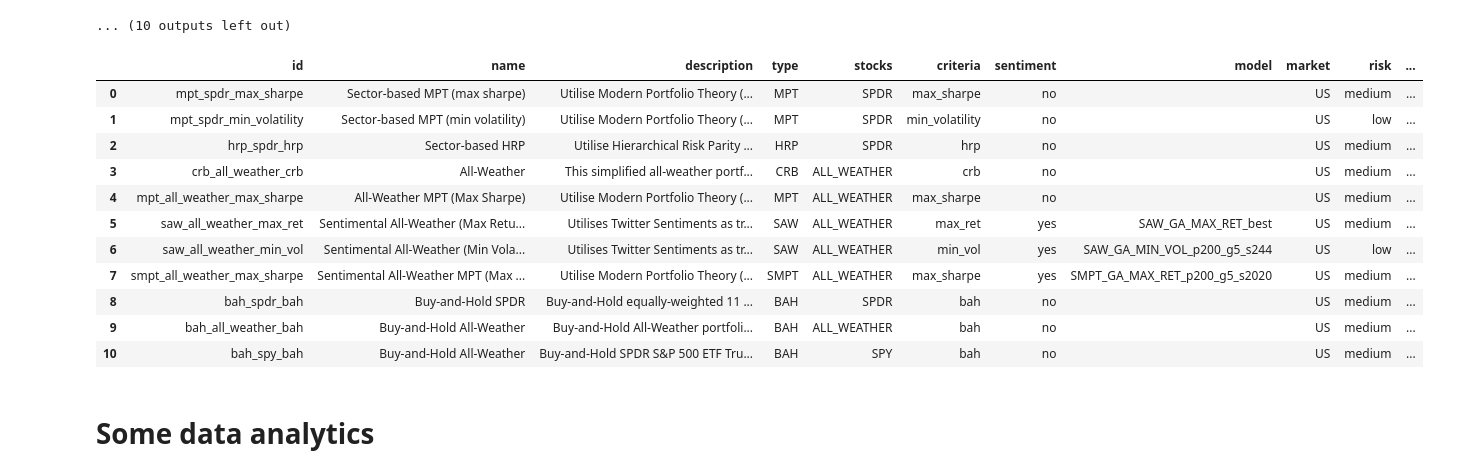
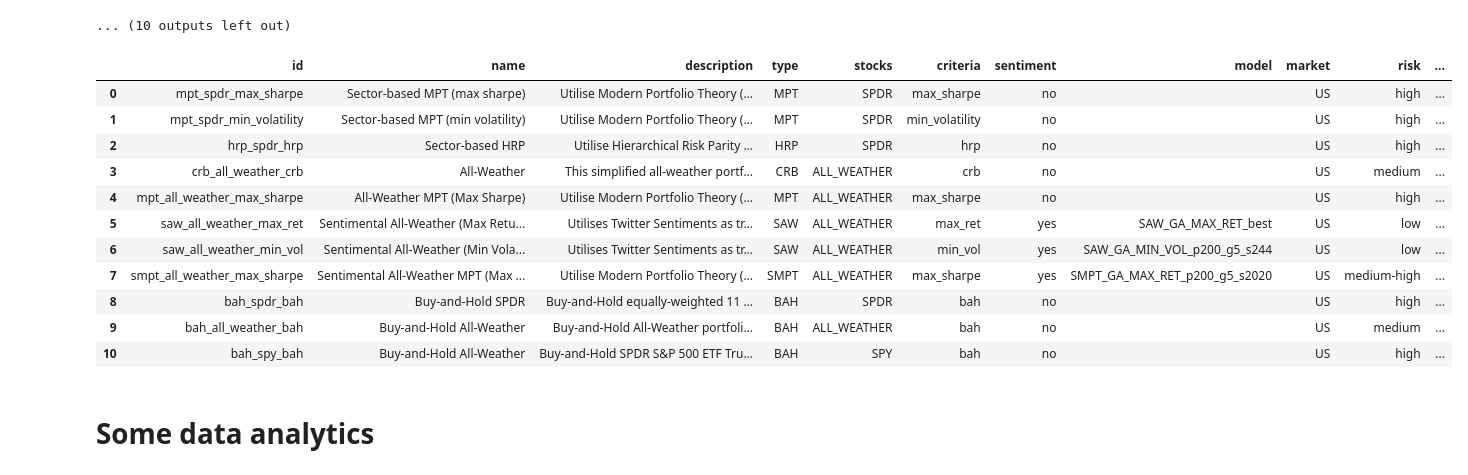
Before and after one commit to eleow/roboadvisorSystem, a Jupyter notebook: SystemCode/backend/notebooks/Update.ipynb, the cells around one changed output. Cells and saved outputs as stored; diff of their text form; code cells hidden in the pictures.

Commit message:
Improvements to front-end
#10 - Added tooltips to certain fields, added calculated risk-category based on annual 99%-VaR
- some code clean-up
- bug-fix - restrict all urls to logged-in user

```diff
--- a/SystemCode/backend/notebooks/Update.ipynb
+++ b/SystemCode/backend/notebooks/Update.ipynb
@@ -291,27 +291,45 @@ SAW ALL_WEATHER max_ret SAW_GA_MAX_RET_best
 # %%
 for index, row in df.iterrows():
     pid = index_to_pid[index]
     df.loc[index, '30 days returns'] = perf_stats[pid]['1mth']['Annual return'].replace("%", "")
     df.loc[index, '30 days max drawdown'] = perf_stats[pid]['1mth']['Max drawdown'].replace("%", "")
     df.loc[index, '1 yr returns'] = perf_stats[pid]['1year']['Annual return'].replace("%", "")
     df.loc[index, '1 yr max drawdown'] = perf_stats[pid]['1mth']['Max drawdown'].replace("%", "")
     df.loc[index, 'all returns'] = perf_stats[pid]['All']['Annual return'].replace("%", "")
     df.loc[index, 'all max drawdown'] = perf_stats[pid]['All']['Max drawdown'].replace("%", "")
 
+    # Use all data of backtesting results to calculate annual Value-at-risk (VAR)
+    ret, pos, trans = pf.utils.extract_rets_pos_txn_from_zipline(details_pref[pid][2][1])
+
+    avar = value_at_risk(ret, period='yearly', sigma=2.326) * 100
+    df.loc[index, 'annual 99%-var'] = f"{avar:.3f}"
+
+    # Use annual VAR to classify risk into low, medium and high.
+    # The disadvantage of using VAR is that the portfolio might keep switching class with time
+    if (avar > -10):
+        risk = 'low'
+    elif (avar > -20):
+        risk = 'medium'
+    elif (avar > -30):
+        risk = 'medium-high'
+    else:
+        risk = 'high'
+    df.loc[index, 'risk'] = risk
+
 df[:]
 # %% [output]
 |  | id | name | description | type | stocks | criteria | sentiment | model | market | risk | ... |
-| 0 | mpt_spdr_max_sharpe | Sector-based MPT (max sharpe) | Utilise Modern Portfolio Theory (... | MPT | SPDR | max_sharpe | no |  | US | medium | ... |
-| 1 | mpt_spdr_min_volatility | Sector-based MPT (min volatility) | Utilise Modern Portfolio Theory (... | MPT | SPDR | min_volatility | no |  | US | low | ... |
-| 2 | hrp_spdr_hrp | Sector-based HRP | Utilise Hierarchical Risk Parity ... | HRP | SPDR | hrp | no |  | US | medium | ... |
+| 0 | mpt_spdr_max_sharpe | Sector-based MPT (max sharpe) | Utilise Modern Portfolio Theory (... | MPT | SPDR | max_sharpe | no |  | US | high | ... |
+| 1 | mpt_spdr_min_volatility | Sector-based MPT (min volatility) | Utilise Modern Portfolio Theory (... | MPT | SPDR | min_volatility | no |  | US | high | ... |
+| 2 | hrp_spdr_hrp | Sector-based HRP | Utilise Hierarchical Risk Parity ... | HRP | SPDR | hrp | no |  | US | high | ... |
 | 3 | crb_all_weather_crb | All-Weather | This simplified all-weather portf... | CRB | ALL_WEATHER | crb | no |  | US | medium | ... |
-| 4 | mpt_all_weather_max_sharpe | All-Weather MPT (Max Sharpe) | Utilise Modern Portfolio Theory (... | MPT | ALL_WEATHER | max_sharpe | no |  | US | medium | ... |
-| 5 | saw_all_weather_max_ret | Sentimental All-Weather (Max Retu... | Utilises Twitter Sentiments as tr... | SAW | ALL_WEATHER | max_ret | yes | SAW_GA_MAX_RET_best | US | medium | ... |
+| 4 | mpt_all_weather_max_sharpe | All-Weather MPT (Max Sharpe) | Utilise Modern Portfolio Theory (... | MPT | ALL_WEATHER | max_sharpe | no |  | US | high | ... |
+| 5 | saw_all_weather_max_ret | Sentimental All-Weather (Max Retu... | Utilises Twitter Sentiments as tr... | SAW | ALL_WEATHER | max_ret | yes | SAW_GA_MAX_RET_best | US | low | ... |
 | 6 | saw_all_weather_min_vol | Sentimental All-Weather (Min Vola... | Utilises Twitter Sentiments as tr... | SAW | ALL_WEATHER | min_vol | yes | SAW_GA_MIN_VOL_p200_g5_s244 | US | low | ... |
-| 7 | smpt_all_weather_max_sharpe | Sentimental All-Weather MPT (Max ... | Utilise Modern Portfolio Theory (... | SMPT | ALL_WEATHER | max_sharpe | yes | SMPT_GA_MAX_RET_p200_g5_s2020 | US | medium | ... |
-| 8 | bah_spdr_bah | Buy-and-Hold SPDR | Buy-and-Hold equally-weighted 11 ... | BAH | SPDR | bah | no |  | US | medium | ... |
+| 7 | smpt_all_weather_max_sharpe | Sentimental All-Weather MPT (Max ... | Utilise Modern Portfolio Theory (... | SMPT | ALL_WEATHER | max_sharpe | yes | SMPT_GA_MAX_RET_p200_g5_s2020 | US | medium-high | ... |
+| 8 | bah_spdr_bah | Buy-and-Hold SPDR | Buy-and-Hold equally-weighted 11 ... | BAH | SPDR | bah | no |  | US | high | ... |
 | 9 | bah_all_weather_bah | Buy-and-Hold All-Weather | Buy-and-Hold All-Weather portfoli... | BAH | ALL_WEATHER | bah | no |  | US | medium | ... |
-| 10 | bah_spy_bah | Buy-and-Hold All-Weather | Buy-and-Hold SPDR S&P 500 ETF Tru... | BAH | SPY | bah | no |  | US | medium | ... |
+| 10 | bah_spy_bah | Buy-and-Hold All-Weather | Buy-and-Hold SPDR S&P 500 ETF Tru... | BAH | SPY | bah | no |  | US | high | ... |
 # %%
 df.to_excel(file_path, index=False)
 
```
Also changed, not shown: parts of 2 cells of this notebook, 7 other files.
